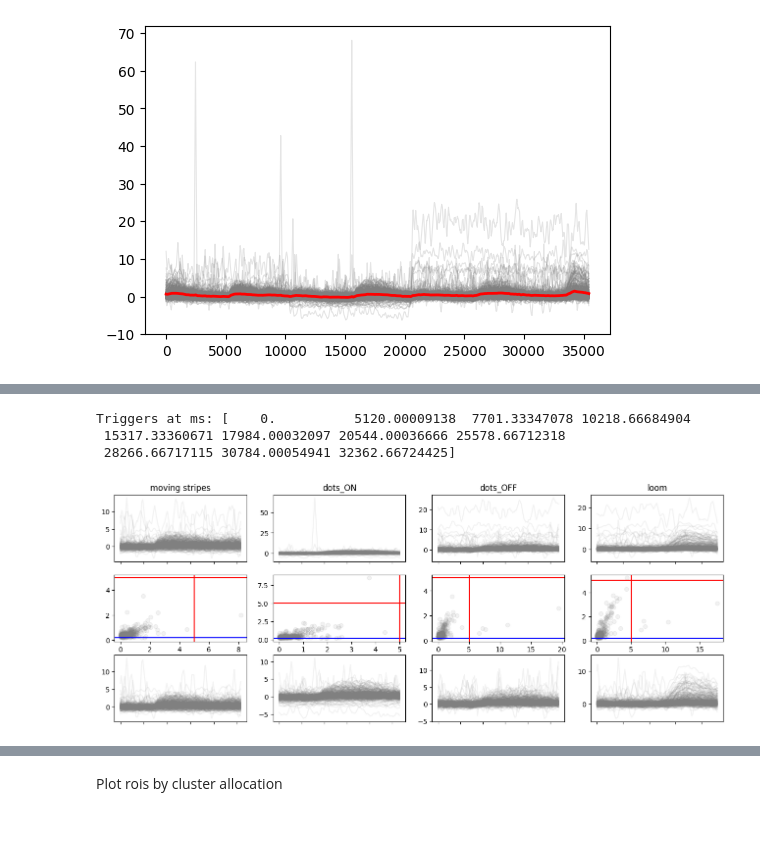
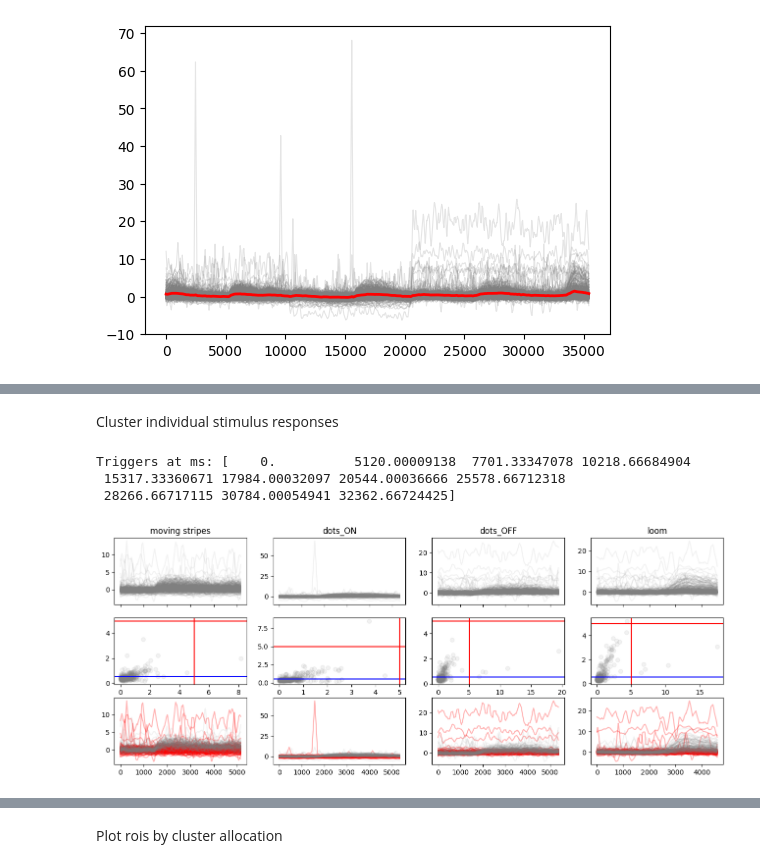
Before and after one commit to simbru/pygor, a Jupyter notebook: ROI_clustering.ipynb, the cells around one changed output, grey strips where cells are left out. Drawn from its saved outputs; the diff is of its cells as text; code cells hidden in the pictures; blank space fills up the shorter version.

```diff
--- a/ROI_clustering.ipynb
+++ b/ROI_clustering.ipynb
@@ -42,3 +129,5 @@ traces = data_object.averages
+# %% [markdown]
+Cluster individual stimulus responses
 # %%
 triggertimes_ms = (data_object.triggerstimes_frame-data_object.triggerstimes_frame[0])/data_object.frame_hz/data_object.linedur_s
 
@@ -57,37 +146,48 @@ stim_responses = []
 
 #find stimulus segments plus some time before and after
 for idx, i in enumerate(mean_triggertimes_extended[:-1]):
     if stimtypes[idx] in stimtypes_relevant:
         append_idx = round(np.diff(mean_triggertimes_extended)[idx]/2)
         stim_responses.append(traces[:,i-append_idx:mean_triggertimes_extended[idx+1]+append_idx].transpose())
 
 #plot them
 f, ax = plt.subplots(3, 4, figsize=(16, 6))
 for idx, i in enumerate(stim_responses):
     ax[0, idx%4].plot(i, color='gray', alpha=0.1)
     ax[0, idx%4].set_xticklabels([])
     ax[0, idx%4].set_title(stimtypes_relevant[idx])
 
-#clean out non-responsive and jittery traces
-
-std_lower = 0.2
+#clean out non-responsive traces based on standard deviation filtering
+responses_sorted = []
 std_upper = 5
 mean_lower = -1
 mean_upper = 5
 for idx, cur_traces in enumerate(stim_responses):
     trace_means = abs(np.mean(cur_traces, axis=0))
     trace_stds = abs(np.std(cur_traces, axis=0))
+    prestim_SD = abs(np.std(cur_traces[0:1000,:], axis=0))
+    std_lower = np.nanmean(prestim_SD)*1.5
+    prestim_max = np.max(cur_traces[0:1000,:], axis=0)
 
+#plot mean vs SD to visualize, and plot the thresholds chosen
     ax[1, idx%4].plot(trace_means, trace_stds, 'o', color='gray', alpha=0.1)
     ax[1, idx%4].axhline(y=std_upper, color='red')
     ax[1, idx%4].axhline(y=std_lower, color='blue')
     ax[1, idx%4].axvline(x=mean_upper, color='red')
     ax[2, idx%4].plot(cur_traces[:, np.where(
+        (trace_stds>std_upper) |
+        (trace_stds<std_lower) |
+        (prestim_max>10)) [0]], color='red', alpha=0.3)
+
+    cutouts_sorted = cur_traces[:, np.where(
         (trace_stds<std_upper) &
         (trace_stds>std_lower) &
         (trace_means>mean_lower) &
-        (trace_means<mean_upper)) [0]], color='gray', alpha=0.1)
-    ax[2, idx%4].set_xticklabels([])
+        (trace_means<mean_upper) &
+        (prestim_max<10)) [0]]
+    ax[2, idx%4].plot(cutouts_sorted, color='gray', alpha=0.1)
+
+    responses_sorted.append(cutouts_sorted[::100,:].transpose())
 # %% [output]
-[figure, old version]
+[figure, new version]
 # %%
```
Also changed, not shown: parts of 14 cells of this notebook, 1 other file.
